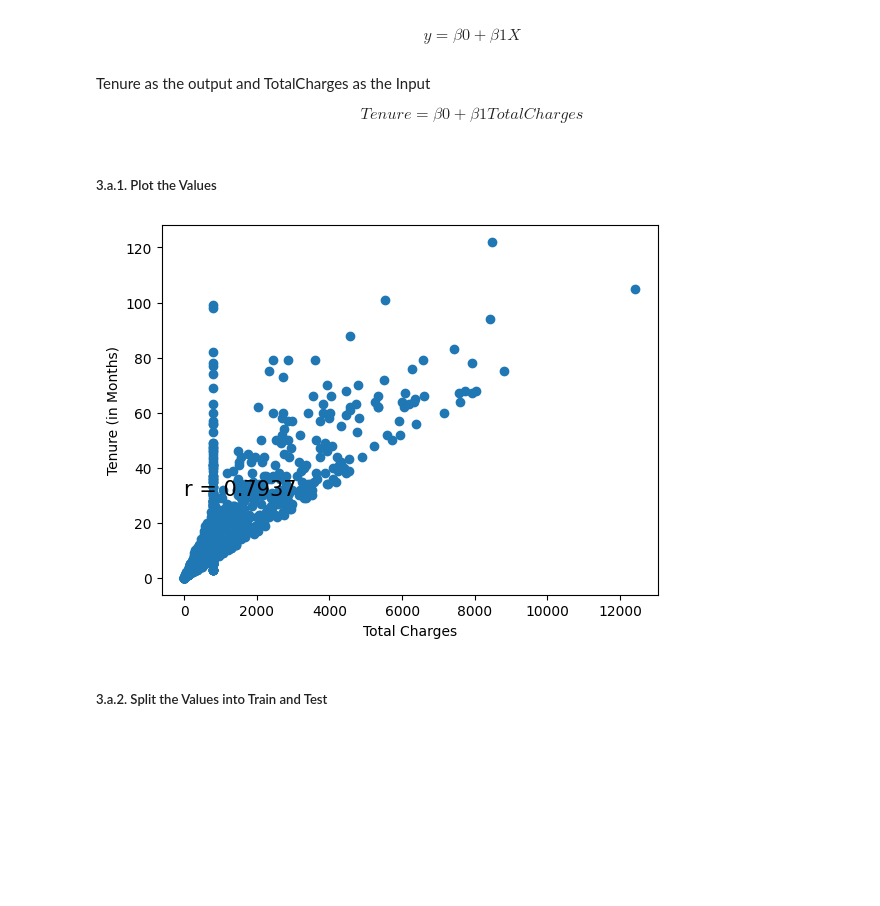
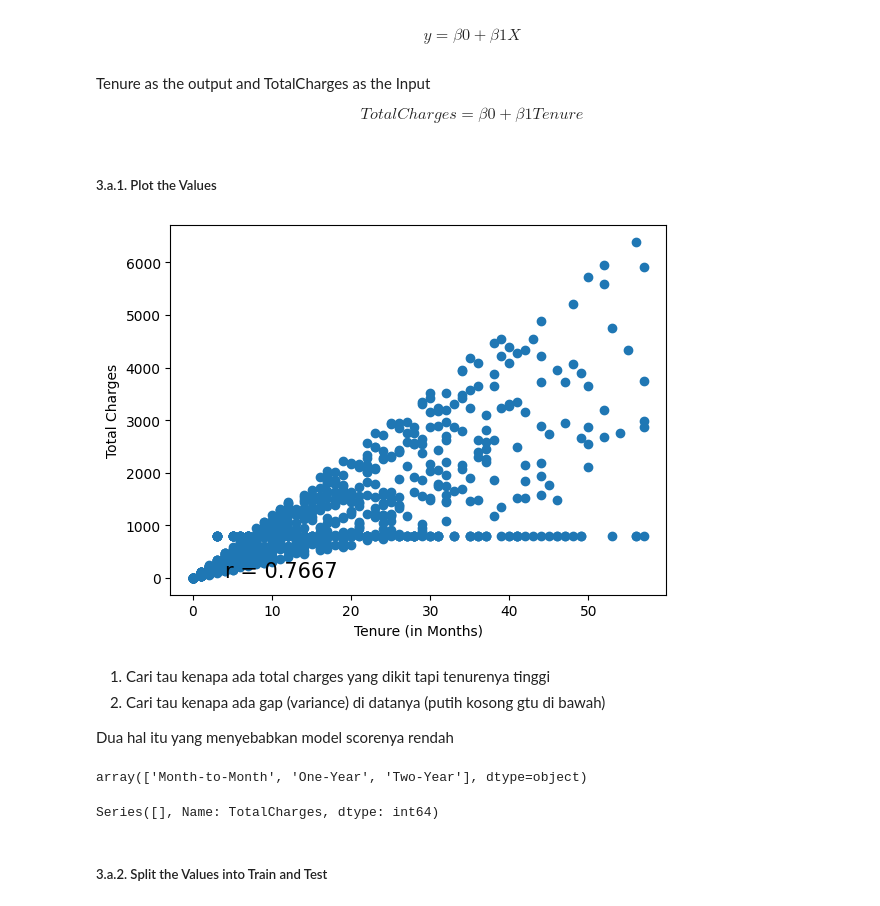
Before and after one commit to rzkybagaskara/telecom-customer-analysis, a Jupyter notebook: Customer_Churn_Analysis.ipynb, the cells around one changed output. Cells and saved outputs as stored; diff of their text form; code cells hidden in the pictures; blank space fills up the shorter version.

```diff
--- a/Customer_Churn_Analysis.ipynb
+++ b/Customer_Churn_Analysis.ipynb
@@ -185,0 +188,15 @@ df.describe()
+# %%
+#Outlier Detection using IQR
+
+q1 = df['Tenure'].quantile(0.25)
+q3 = df['Tenure'].quantile(0.75)
+
+print(f'Q1 = {q1}')
+print(f'Q3 = {q3}')
+
+threshold = 1.5
+
+IQR = q3-q1
+
+tenure_outliers = df[(df['Tenure'] < q1 - threshold * IQR) | (df['Tenure'] > q3 + threshold * IQR)]
+tenure_outliers
@@ -185,0 +296,2 @@ df.describe()
+# %%
+df = df.drop(tenure_outliers.index)
@@ -185,0 +347,4 @@ df.describe()
+# %%
+df['Tenure'].replace(-np.inf, np.nan, inplace=True)
+
+df.dropna(subset=['Tenure'], inplace=True)
@@ -382,24 +582,40 @@ $$y = β0 + β1X$$
 # %% [markdown]
 Tenure as the output and TotalCharges as the Input
 
-$$Tenure = β0 + β1TotalCharges$$
+$$TotalCharges = β0 + β1Tenure$$
 # %% [markdown]
 ##### 3.a.1. Plot the Values
 # %%
 r = scipy.stats.pearsonr(x=df['TotalCharges'], y=df['Tenure'])[0]
 
 # sns.regplot(x='TotalCharges', y='Tenure', data=df)
 
-plt.scatter(x=df['TotalCharges'], y=df['Tenure'])
+plt.scatter(x=df['Tenure'], y=df['TotalCharges'])
 
-plt.xlabel('Total Charges')
-plt.ylabel('Tenure (in Months)')
+plt.xlabel('Tenure (in Months)')
+plt.ylabel('Total Charges')
 
-plt.text(5,30, 'r = ' + str(round(r, 4)), fontsize=15)
+plt.text(4,10, 'r = ' + str(round(r, 4)), fontsize=15)
 
 plt.show()
 # %% [output]
-[figure, old version]
+[figure, new version]
+# %% [markdown]
+1. Cari tau kenapa ada total charges yang dikit tapi tenurenya tinggi
+2. Cari tau kenapa ada gap (variance) di datanya (putih kosong gtu di bawah)
+
+Dua hal itu yang menyebabkan model scorenya rendah
+# %%
+df['ContractType'].unique()
+# %% [output]
+array(['Month-to-Month', 'One-Year', 'Two-Year'], dtype=object)
+# %%
+# df[['InternetService', 'ContractType', 'TotalCharges']]
+
+filtered_df = df[ (df['TotalCharges'] >= 20) & (df['TotalCharges'] <= 30) ]
+filtered_df.groupby(['InternetService', 'ContractType'])['TotalCharges'].count()
+# %% [output]
+Series([], Name: TotalCharges, dtype: int64)
 # %% [markdown]
 ##### 3.a.2. Split the Values into Train and Test
 # %%
```
Also changed, not shown: parts of 64 cells of this notebook.
